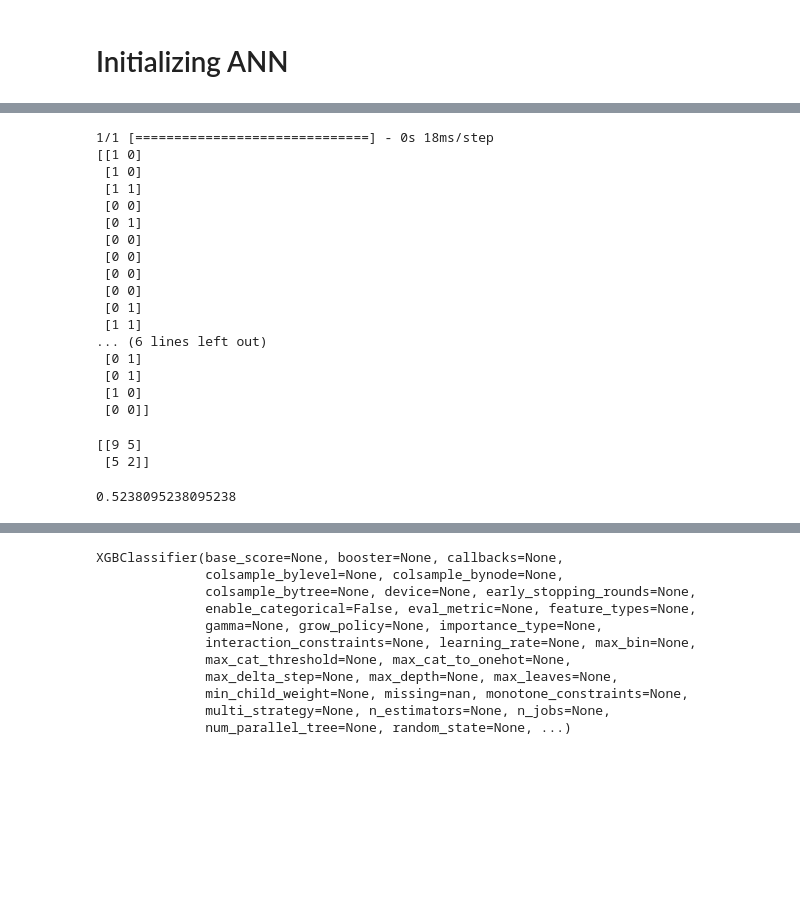
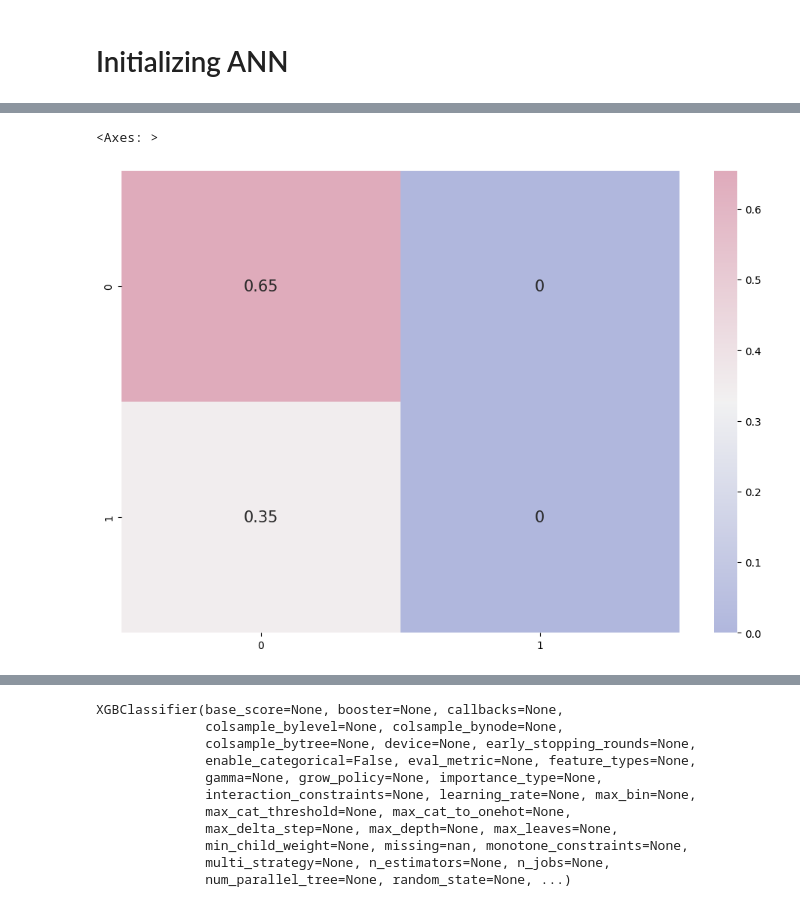
Before and after one commit to Saifix/Mental-Health---Deep-Learning, a Jupyter notebook: Main.ipynb, the cells around one changed output, grey strips where cells are left out. Saved outputs shown, nothing was run; the diff lists cells and outputs as text; code cells hidden in the pictures; blank space fills up the shorter version.

```diff
--- a/Main.ipynb
+++ b/Main.ipynb
@@ -640,33 +520,12 @@ plt.show()
-# %%
-import numpy as np
-
-y_pred = ann.predict(X_test)
-y_pred = (y_pred > 0.5)
-print(np.concatenate((y_pred.reshape(len(y_pred),1), y_test.reshape(len(y_test),1)),1))
-# %% [output]
-1/1 [==============================] - 0s 18ms/step
-[[1 0]
- [1 0]
- [1 1]
- [0 0]
- [0 1]
- [0 0]
- [0 0]
- [0 0]
- [0 0]
- [0 1]
- [1 1]
-... (6 lines left out)
- [0 1]
- [0 1]
- [1 0]
- [0 0]]
-# %%
-from sklearn.metrics import confusion_matrix, accuracy_score
-cm = confusion_matrix(y_test, y_pred)
-print(cm)
-accuracy_score(y_test, y_pred)
-# %% [output]
-[[9 5]
- [5 2]]
-0.5238095238095238
+# %%
+# confusion matrix
+
+# Predicting the test set results
+y_pred = model.predict(X_test)
+y_pred = (y_pred > 0.5)
+
+cmap1 = sns.diverging_palette(260,-10,s=50, l=75, n=5, as_cmap=True)
+plt.subplots(figsize=(12,8))
+cf_matrix = confusion_matrix(y_test, y_pred)
+sns.heatmap(cf_matrix/np.sum(cf_matrix), cmap = cmap1, annot = True, annot_kws = {'size':15})
+# %% [output]
@@ -672,0 +533,2 @@ accuracy_score(y_test, y_pred)
+<Axes: >
+[figure, added]
```
Also changed, not shown: parts of 17 cells of this notebook, 1 other file.
